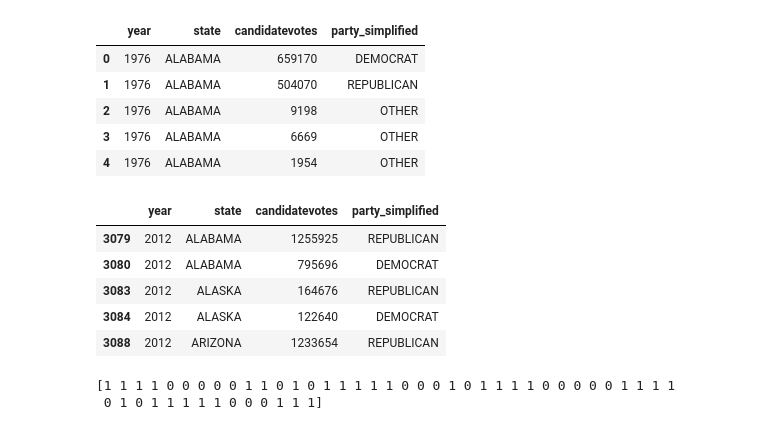
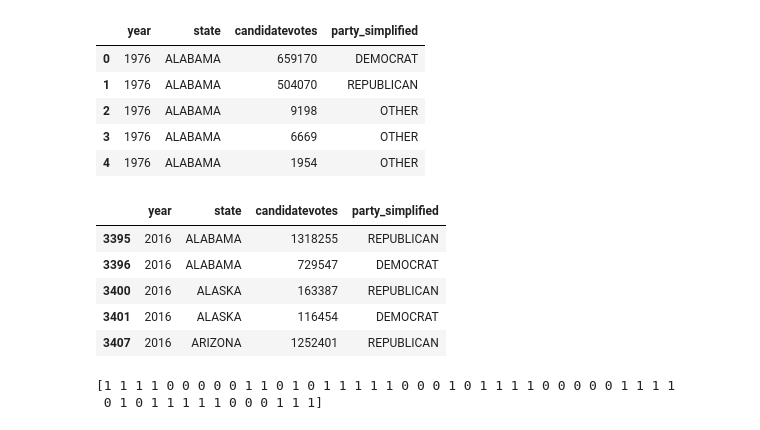
Before and after one commit to LuizNazareth/TrabalhoSAD, a Jupyter notebook: 2016/trabalho2016.ipynb, the cells around one changed output. Drawn from its saved outputs; the diff is of its cells as text; code cells hidden in the pictures.

```diff
--- a/2016/trabalho2016.ipynb
+++ b/2016/trabalho2016.ipynb
@@ -274,16 +278,16 @@ df.head()
 | 3 | 1976 | ALABAMA | 6669 | OTHER |
 | 4 | 1976 | ALABAMA | 1954 | OTHER |
 # %%
-df = df[(df["year"] == 2020) | (df["year"] == 2016) | (df["year"] == 2012)]
+df = df[(df["year"] == 2016)]
 df = df[(df["party_simplified"] == "REPUBLICAN") | (df["party_simplified"] == "DEMOCRAT")]
 df.head()
 # %% [output]
 |  | year | state | candidatevotes | party_simplified |
-| 3079 | 2012 | ALABAMA | 1255925 | REPUBLICAN |
-| 3080 | 2012 | ALABAMA | 795696 | DEMOCRAT |
-| 3083 | 2012 | ALASKA | 164676 | REPUBLICAN |
-| 3084 | 2012 | ALASKA | 122640 | DEMOCRAT |
-| 3088 | 2012 | ARIZONA | 1233654 | REPUBLICAN |
+| 3395 | 2016 | ALABAMA | 1318255 | REPUBLICAN |
+| 3396 | 2016 | ALABAMA | 729547 | DEMOCRAT |
+| 3400 | 2016 | ALASKA | 163387 | REPUBLICAN |
+| 3401 | 2016 | ALASKA | 116454 | DEMOCRAT |
+| 3407 | 2016 | ARIZONA | 1252401 | REPUBLICAN |
 # %%
 # winners = df.loc[df.groupby(['state', 'year'])['candidatevotes'].idxmax()]
 # winners
```
Also changed, not shown: parts of 5 cells of this notebook, 14 other files.
